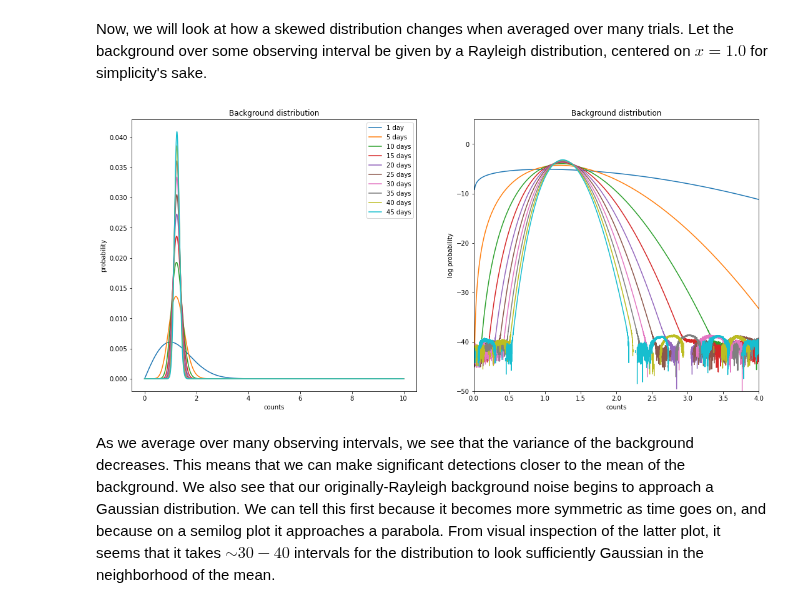
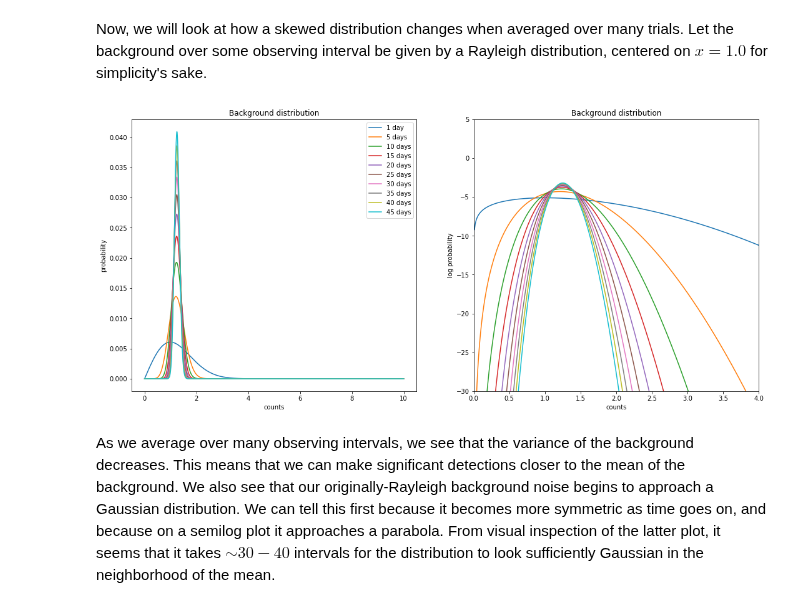
Before and after one commit to jrlivesey/PHYS-434, a Jupyter notebook: Lab_2.ipynb, the cells around one changed output. Saved outputs shown, nothing was run; the diff lists cells and outputs as text; code cells hidden in the pictures.

```diff
--- a/Lab_2.ipynb
+++ b/Lab_2.ipynb
@@ -121,26 +121,26 @@ def background(original, n):
 # %%
 days = 50
 
 fig, ax = plt.subplots(1, 2, figsize=(18, 8))
 ax[0].plot(xx, background_1 / sum(background_1), label='1 day')
 ax[1].plot(xx, np.log(background_1 / sum(background_1)))
 for n in np.arange(1, days):
     if n % 5 == 0:
         background_n = background(background_1, n)
         n_range = np.linspace(0, 10, len(background_n))
         ax[0].plot(n_range, n * background_n / sum(background_n), label=str(n)+' days')
         ax[1].plot(n_range, np.log(n * background_n / sum(background_n)))
 ax[0].legend(loc=0)
 ax[0].set_title('Background distribution')
 ax[0].set_xlabel('counts')
 ax[0].set_ylabel('probability')
 ax[1].set_title('Background distribution')
 ax[1].set_xlabel('counts')
 ax[1].set_ylabel('log probability')
 ax[1].set_xlim(0, 4)
-ax[1].set_ylim(-50, 5);
+ax[1].set_ylim(-30, 5);
 # %% [output]
-[figure, old version]
+[figure, new version]
 # %% [markdown]
 As we average over many observing intervals, we see that the variance of the background decreases. This means that we can make significant detections closer to the mean of the background. We also see that our originally-Rayleigh background noise begins to approach a Gaussian distribution. We can tell this first because it becomes more symmetric as time goes on, and because on a semilog plot it approaches a parabola. From visual inspection of the latter plot, it seems that it takes $\sim 30-40$ intervals for the distribution to look sufficiently Gaussian in the neighborhood of the mean.
 # %% [markdown]
```
Also changed, not shown: parts of 8 cells of this notebook.
